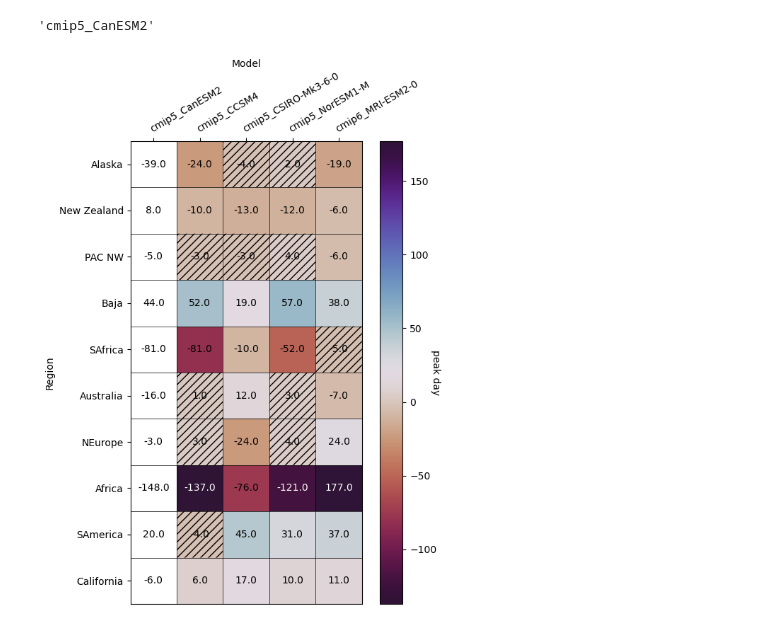
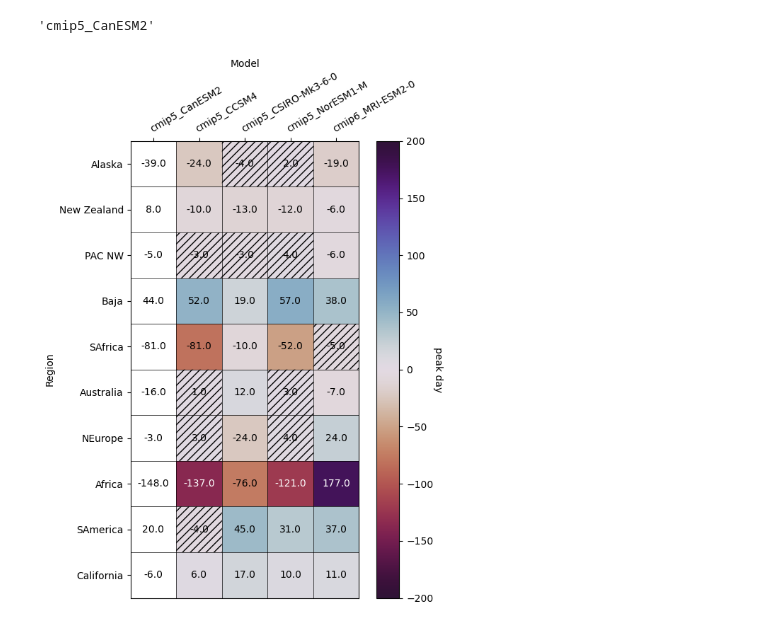
Before and after one commit to kristinchang3/AR_metrics_cmec, a Jupyter notebook: scripts/portrait_plot_static.ipynb, the cells around one changed output. Cells and saved outputs as stored; diff of their text form; code cells hidden in the pictures.

Commit message:
colorbar updates

```diff
--- a/scripts/portrait_plot_static.ipynb
+++ b/scripts/portrait_plot_static.ipynb
@@ -64,8 +64,8 @@ import matplotlib.transforms
 # %%
 fig, ax = plt.subplots(figsize=(6, 8))
 
-plt.pcolormesh(models[0], regions, angle.T[:,0:1], cmap=custom_cmap)
-plt.pcolormesh(models[1:], regions, angle.T[:,1:], cmap='twilight_shifted_r') # plot model data
+plt.pcolormesh(models[0], regions, angle.T[:,0:1], cmap=custom_cmap, vmin=-200, vmax=200)
+plt.pcolormesh(models[1:], regions, angle.T[:,1:], cmap='twilight_shifted_r', vmin=-200, vmax=200) # plot model data
 
 ax.set_xticks(np.arange(len(models)),labels=models, minor=False) # set xaxis labels
 ax.tick_params(top=True, labeltop=True, bottom=False, labelbottom=False) # move xaxis labels to the top
@@ -102,34 +102,34 @@ hatch = ax.pcolor((np.arange(angle.T[:,1:].shape[1])),
 hatch.set_transform(trans + hatch.get_transform())
 
 # Loop over data dimensions and create text annotations.
 for i in range(len(regions)):
     for j in range(len(models)):
         if j>0 and angle.T[i,j] >100:
             text = ax.text(j, i, angle.T[i, j],
                         ha="center", va="center", color="w")
         elif j>0 and angle.T[i,j] <-100:
             text = ax.text(j, i, angle.T[i, j],
                         ha="center", va="center", color="w")
         else:
             text = ax.text(j, i, angle.T[i, j],
                         ha="center", va="center", color="black")
 
 
 # create square cells
 ax.set_aspect(1)
 
 # add colorbar
-plt.colorbar().set_label('peak day', rotation=270)
+plt.colorbar().set_label('peak day', rotation=270, labelpad=10)
 
 # add titles
 #ax.set_title('AR Peak Day Difference', pad=30)
 ax.set_xlabel('Model')
 ax.xaxis.set_label_position('top')
 ax.set_ylabel('Region')
 
 fig.tight_layout()
 plt.show()
 # %% [output]
-[figure, old version]
+[figure, new version]
 # %%
 fig.savefig('../charts/static_portrait_plot.png')
```
Also changed, not shown: 1 other file.
